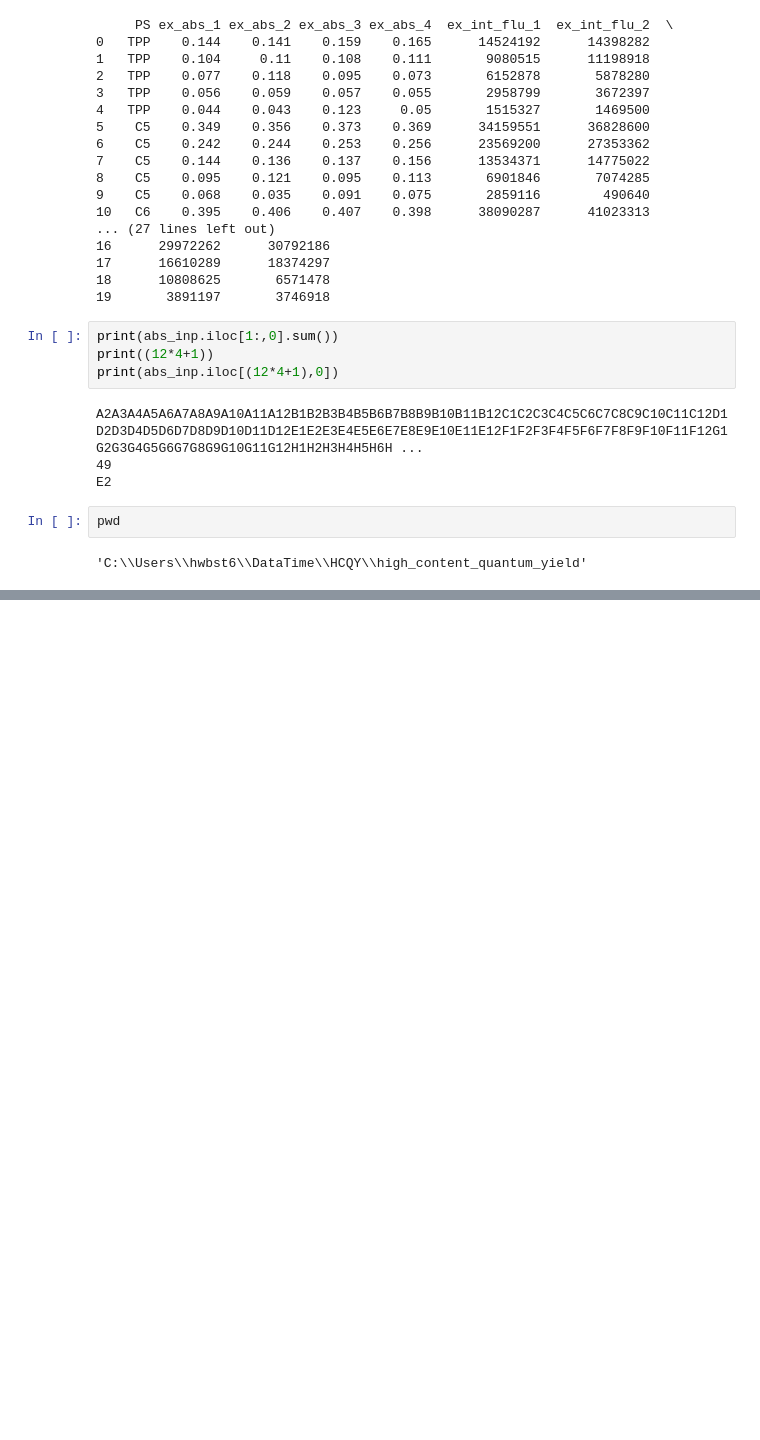
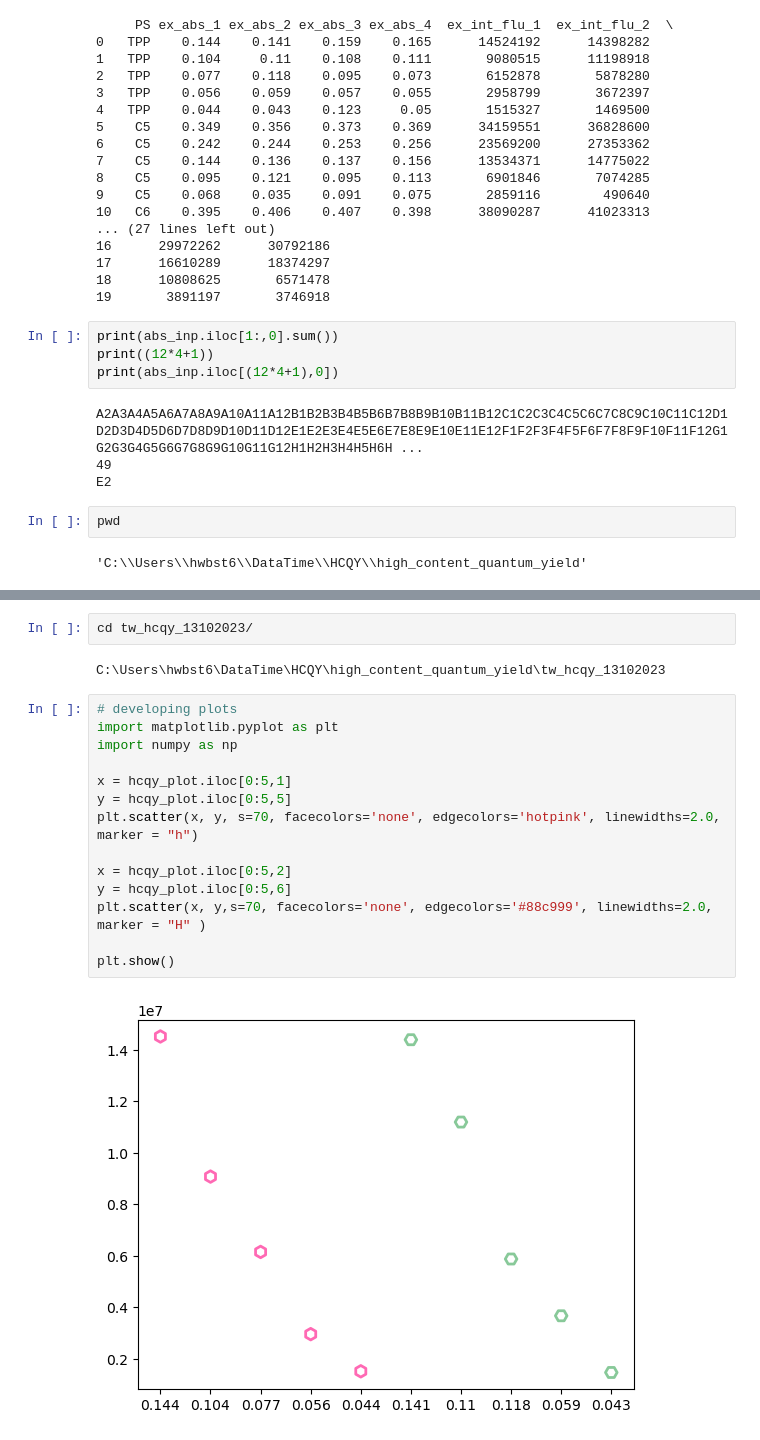
Before and after one commit to drsimonturega/high_content_quantum_yield, a Jupyter notebook: HCQY_001.ipynb, the cells around one changed output, grey strips where cells are left out. Saved outputs shown, nothing was run; the diff lists cells and outputs as text; blank space fills up the shorter version.

Commit message:
Starting on plots

```diff
--- a/HCQY_001.ipynb
+++ b/HCQY_001.ipynb
@@ -457,0 +454,20 @@ C:\Users\hwbst6\DataTime\HCQY\high_content_quantum_yield\tw_hcqy_13102023
+# %%
+cd tw_hcqy_13102023/
+# %% [output]
+C:\Users\hwbst6\DataTime\HCQY\high_content_quantum_yield\tw_hcqy_13102023
+# %%
+# developing plots
+import matplotlib.pyplot as plt
+import numpy as np
+
+x = hcqy_plot.iloc[0:5,1]
+y = hcqy_plot.iloc[0:5,5]
+plt.scatter(x, y, s=70, facecolors='none', edgecolors='hotpink', linewidths=2.0, marker = "h")
+
+x = hcqy_plot.iloc[0:5,2]
+y = hcqy_plot.iloc[0:5,6]
+plt.scatter(x, y,s=70, facecolors='none', edgecolors='#88c999', linewidths=2.0, marker = "H" )
+
+plt.show()
+# %% [output]
+[figure, added]
```
Also changed, not shown: parts of 3 cells of this notebook.
